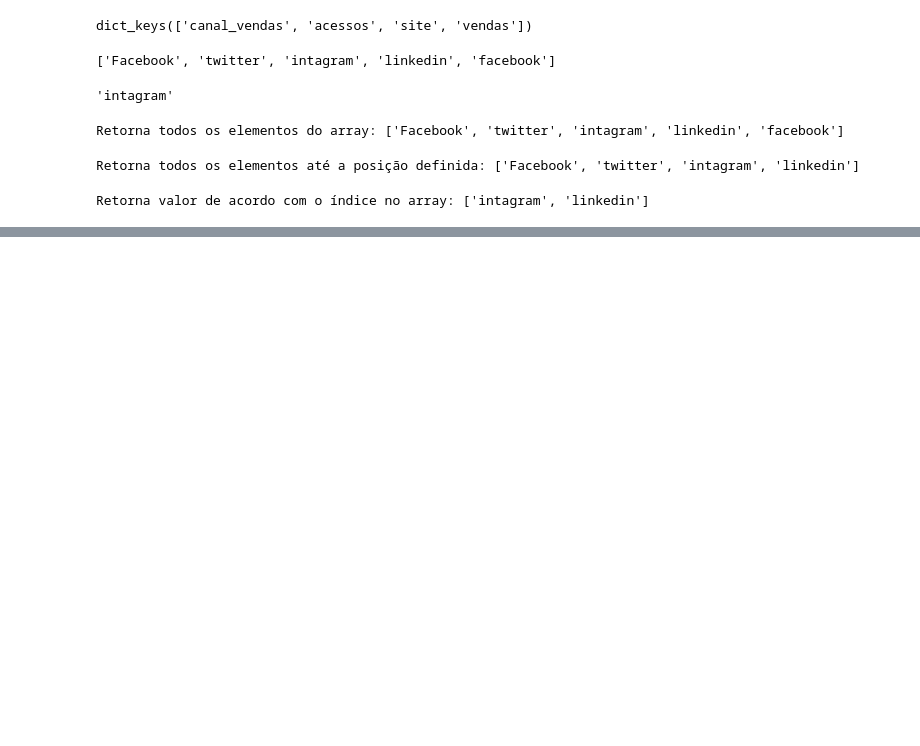
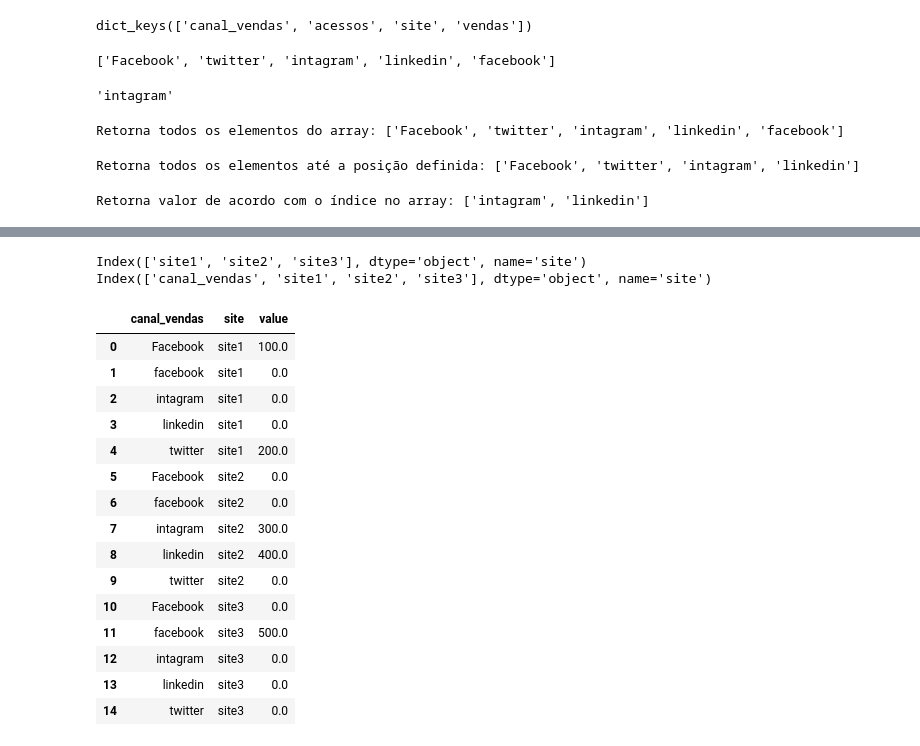
Before and after one commit to mr-dnl/aceleradev-codenation, a Jupyter notebook: aceleradev_semana2.ipynb, the cells around one changed output, grey strips where cells are left out. Saved outputs shown, nothing was run; the diff lists cells and outputs as text; code cells hidden in the pictures; blank space fills up the shorter version.

```diff
--- a/aceleradev_semana2.ipynb
+++ b/aceleradev_semana2.ipynb
@@ -76,0 +170,3 @@ del dados
+# %%
+#Criação de uma nova coluna
+dataframe['nova_coluna'] = [1, 2, 3, 4, 5]
@@ -76,0 +186,4 @@ del dados
+# %%
+#Removendo colunas    -- sem a cláusula inplace = True,
+                    # -- as colunas não são removidas, somente não aparecem mais
+dataframe.drop(columns = ['nova_coluna'], inplace=True)
@@ -76,0 +270,5 @@ del dados
+# %%
+# Completando os valores faltantes usando fillna
+# Pivotando os dados (coluna)
+aux = dataframe.pivot(index= 'canal_vendas', columns='site', values='acessos').fillna(0)
+dataframe.pivot(index= 'canal_vendas', columns='site', values='acessos').fillna(0)
@@ -76,0 +293,28 @@ del dados
+# %%
+# Resetando o índice do dataframe
+print(aux.columns)
+aux = aux.reset_index()
+print(aux.columns)
+# %% [output]
+Index(['site1', 'site2', 'site3'], dtype='object', name='site')
+Index(['canal_vendas', 'site1', 'site2', 'site3'], dtype='object', name='site')
+# %%
+# Exemplo do comando melt
+aux.melt(id_vars='canal_vendas', value_vars=['site1','site2','site3'])
+# %% [output]
+|  | canal_vendas | site | value |
+| 0 | Facebook | site1 | 100.0 |
+| 1 | facebook | site1 | 0.0 |
+| 2 | intagram | site1 | 0.0 |
+| 3 | linkedin | site1 | 0.0 |
+| 4 | twitter | site1 | 200.0 |
+| 5 | Facebook | site2 | 0.0 |
+| 6 | facebook | site2 | 0.0 |
+| 7 | intagram | site2 | 300.0 |
+| 8 | linkedin | site2 | 400.0 |
+| 9 | twitter | site2 | 0.0 |
+| 10 | Facebook | site3 | 0.0 |
+| 11 | facebook | site3 | 500.0 |
+| 12 | intagram | site3 | 0.0 |
+| 13 | linkedin | site3 | 0.0 |
+| 14 | twitter | site3 | 0.0 |
```
Also changed, not shown: parts of 37 cells of this notebook.
